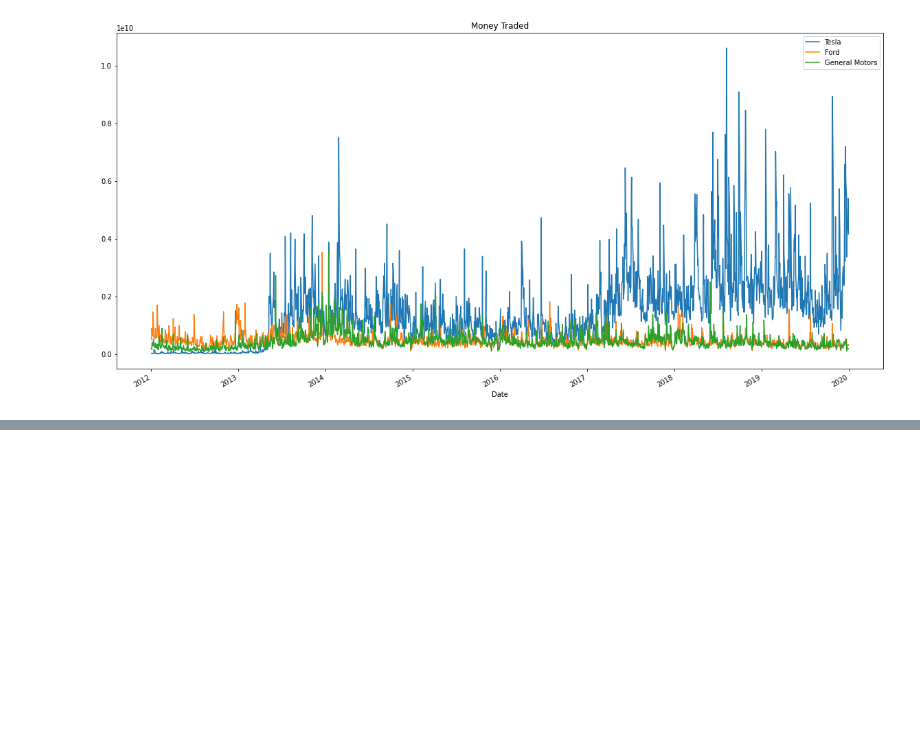
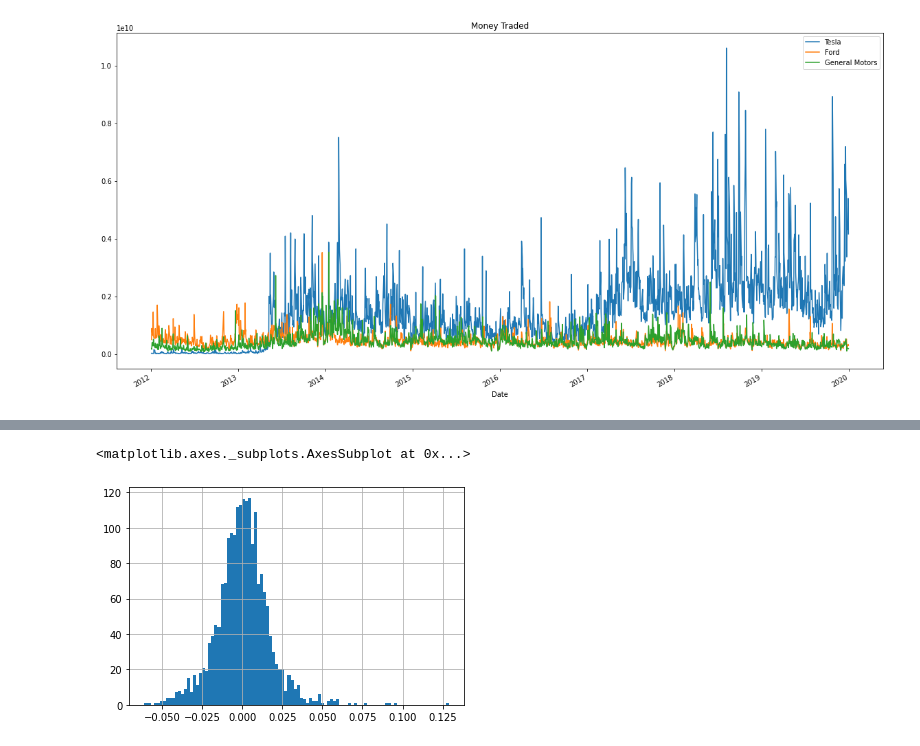
Before and after one commit to DeepankarAcharyya/Stock_Market_Analysis_Capstone_Project, a Jupyter notebook: Stock_Market_Analysis_Capstone_Project.ipynb, the cells around one changed output, grey strips where cells are left out. Saved outputs shown, nothing was run; the diff lists cells and outputs as text; code cells hidden in the pictures; blank space fills up the shorter version.

```diff
--- a/Stock_Market_Analysis_Capstone_Project.ipynb
+++ b/Stock_Market_Analysis_Capstone_Project.ipynb
@@ -91,0 +115,5 @@ plt.legend()
+# %%
+gm['returns'].hist(bins=100)
+# %% [output]
+<matplotlib.axes._subplots.AxesSubplot at 0x...>
+[figure, added]
```
Also changed, not shown: parts of 18 cells of this notebook.
